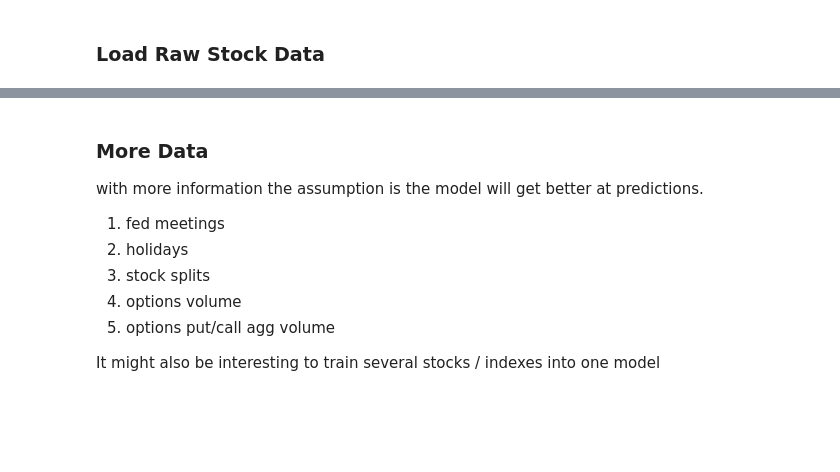
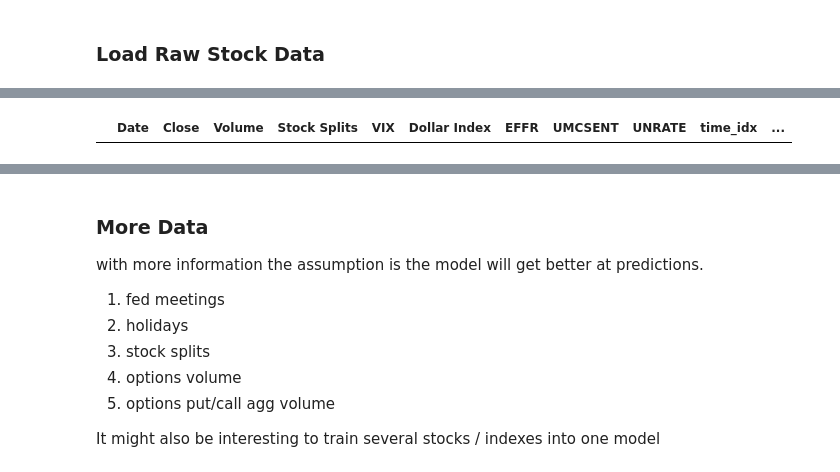
Before and after one commit to meetri/stockai, a Jupyter notebook: StockForecasterTest3.ipynb, the cells around one changed output, grey strips where cells are left out. Cells and saved outputs as stored; diff of their text form; code cells hidden in the pictures; blank space fills up the shorter version.

```diff
--- a/StockForecasterTest3.ipynb
+++ b/StockForecasterTest3.ipynb
@@ -62,37 +137,2 @@ No artists with labels found to put in legend.  Note that artists whose label st
 # %% [markdown]
 ### Load Raw Stock Data
-# %%
-# https://fred.stlouisfed.org/series/EFFR
-from os import path
-
-GLOBAL_TICKERS = ["^VIX", "DX-Y.NYB"],
-STOCK_TICKERS = ["SPY","^VIX", "DX-Y.NYB"] # ,"TSLA","NVDA","MSFT", "NFLX"
-OPTIONS_NAME = ["amd","spy","vix"] # ,"TSLA","NVDA","MSFT", "NFLX"
-
-stock_arr = []
-for idx, stock in enumerate(STOCK_TICKERS):
-    scraper = StockScraper(stock, interval="1d", period="10y")
-    scraper.from_yahoo()
-
-    data = scraper.data
-    # if interval == 1d
-    data["Date"] = data.index.strftime("%Y-%m-%d")
-    data = data.reset_index(drop=True)
-
-    data = data.merge(macro_data, on="Date", how="inner")
-
-    fn = f"options_data/{OPTIONS_NAME[idx]}.csv"
-    if path.exists(fn):
-        options_data = pd.read_csv(fn)
-        data = data.merge(options_data, on="Date",how="inner" )
-
-    data["chart"] = stock
-    data["time_idx"] = range(len(data))
-    stock_arr.append(data)
-
-stock_data = pd.concat(stock_arr).reset_index(drop=True)
-
-for col in ["Imp Vol", "1D IV Chg", "IV Rank", "IV Pctl"]:
-    stock_data[col] = stock_data[col].str.rstrip('%').astype('float') / 100.0
-
-stock_data.shape
@@ -116,0 +139,4 @@ stock_data
+# %%
+stock_data[stock_data["Dollar Index"].isnull()]
+# %% [output]
+|  | Date | Close | Volume | Stock Splits | VIX | Dollar Index | EFFR | UMCSENT | UNRATE | time_idx | ... |
```
Also changed, not shown: parts of 21 cells of this notebook, 11 other files.
